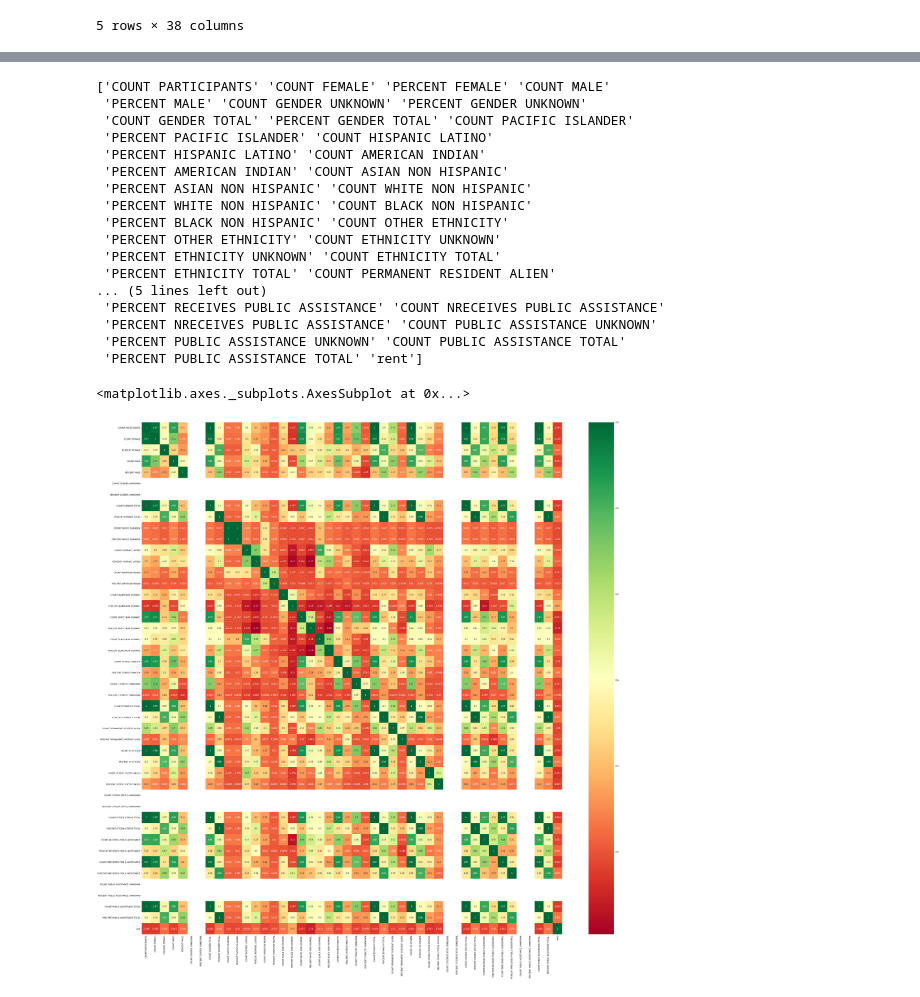
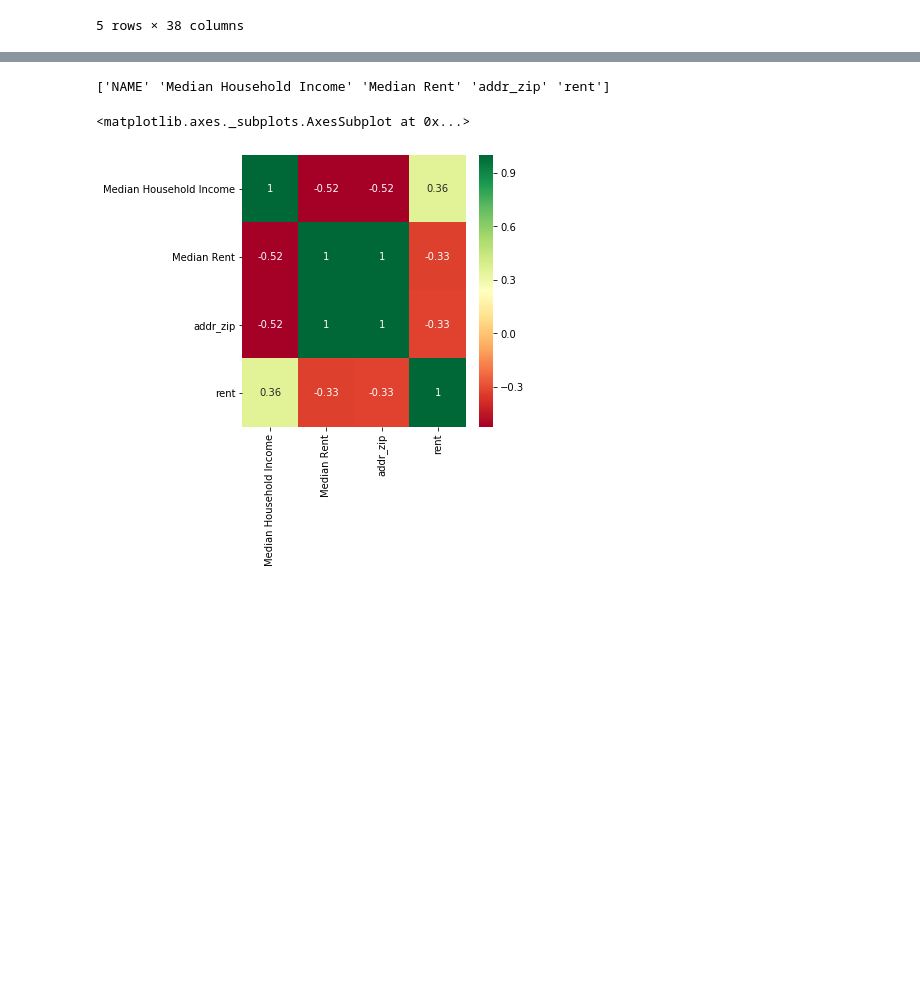
Before and after one commit to simplisticmartin/Godzillow, a Jupyter notebook: main.ipynb, the cells around one changed output, grey strips where cells are left out. Drawn from its saved outputs; the diff is of its cells as text; code cells hidden in the pictures; blank space fills up the shorter version.

```diff
--- a/main.ipynb
+++ b/main.ipynb
@@ -115,37 +86,23 @@ def get_heatmap(df):
 # %%
 import numpy
 
 #using a heatmap to select meaningful features
 #columns = test1_df[:,0:29]
 #target = test1_df.rent
 # get_heatmap(test1_df)
 
 
-columns_needed = demographic_by_zipcode_df.columns
+train_merge_df = train_df.merge(right=income_df,how='left', on='addr_zip')
+
+columns_needed = income_df.columns
 columns_needed = numpy.append (columns_needed, ['rent'])
 
 print(columns_needed)
-test_heatmap_df = test_merge_df.filter(columns_needed, axis=1)
+test_heatmap_df = train_merge_df.filter(columns_needed, axis=1)
 
 get_heatmap(test_heatmap_df)
 # %% [output]
-['COUNT PARTICIPANTS' 'COUNT FEMALE' 'PERCENT FEMALE' 'COUNT MALE'
- 'PERCENT MALE' 'COUNT GENDER UNKNOWN' 'PERCENT GENDER UNKNOWN'
- 'COUNT GENDER TOTAL' 'PERCENT GENDER TOTAL' 'COUNT PACIFIC ISLANDER'
- 'PERCENT PACIFIC ISLANDER' 'COUNT HISPANIC LATINO'
- 'PERCENT HISPANIC LATINO' 'COUNT AMERICAN INDIAN'
- 'PERCENT AMERICAN INDIAN' 'COUNT ASIAN NON HISPANIC'
- 'PERCENT ASIAN NON HISPANIC' 'COUNT WHITE NON HISPANIC'
- 'PERCENT WHITE NON HISPANIC' 'COUNT BLACK NON HISPANIC'
- 'PERCENT BLACK NON HISPANIC' 'COUNT OTHER ETHNICITY'
- 'PERCENT OTHER ETHNICITY' 'COUNT ETHNICITY UNKNOWN'
- 'PERCENT ETHNICITY UNKNOWN' 'COUNT ETHNICITY TOTAL'
- 'PERCENT ETHNICITY TOTAL' 'COUNT PERMANENT RESIDENT ALIEN'
-... (5 lines left out)
- 'PERCENT RECEIVES PUBLIC ASSISTANCE' 'COUNT NRECEIVES PUBLIC ASSISTANCE'
- 'PERCENT NRECEIVES PUBLIC ASSISTANCE' 'COUNT PUBLIC ASSISTANCE UNKNOWN'
- 'PERCENT PUBLIC ASSISTANCE UNKNOWN' 'COUNT PUBLIC ASSISTANCE TOTAL'
- 'PERCENT PUBLIC ASSISTANCE TOTAL' 'rent']
+['NAME' 'Median Household Income' 'Median Rent' 'addr_zip' 'rent']
 <matplotlib.axes._subplots.AxesSubplot at 0x...>
-[figure, old version]
+[figure, new version]
 # %%
```
Also changed, not shown: parts of 5 cells of this notebook.
